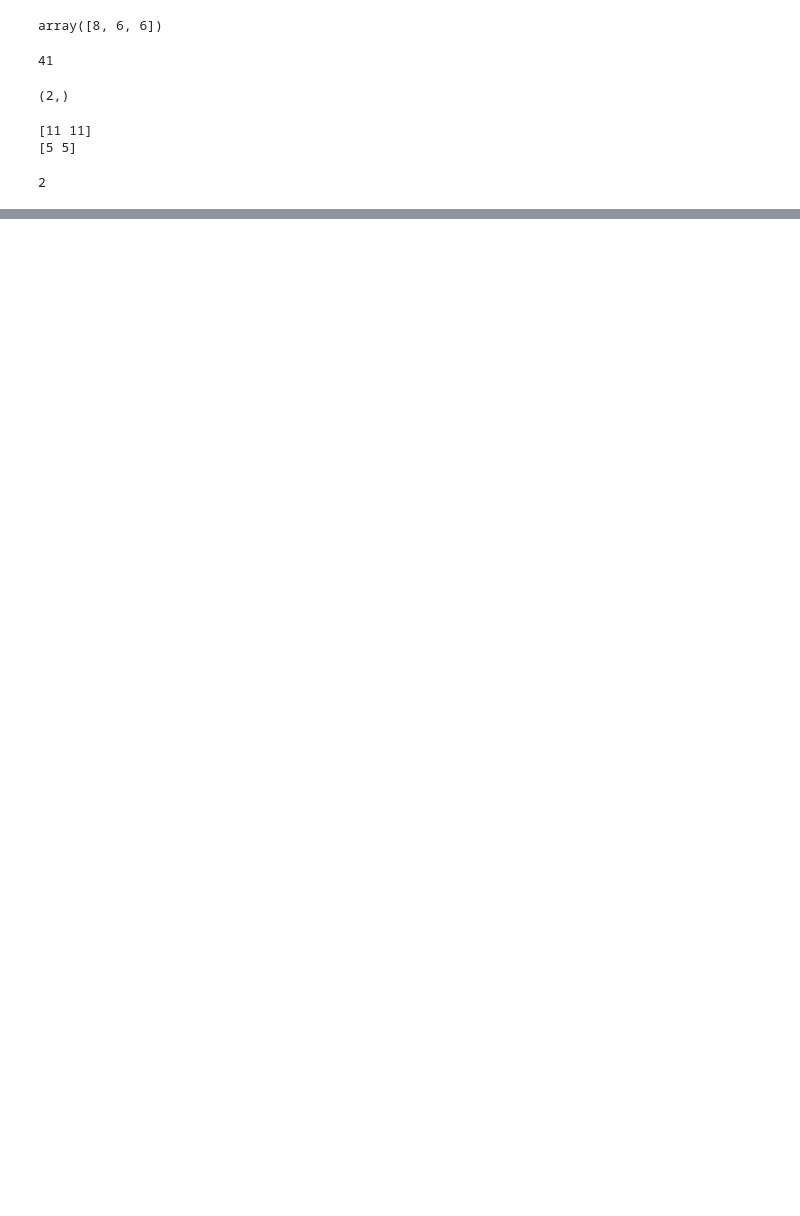
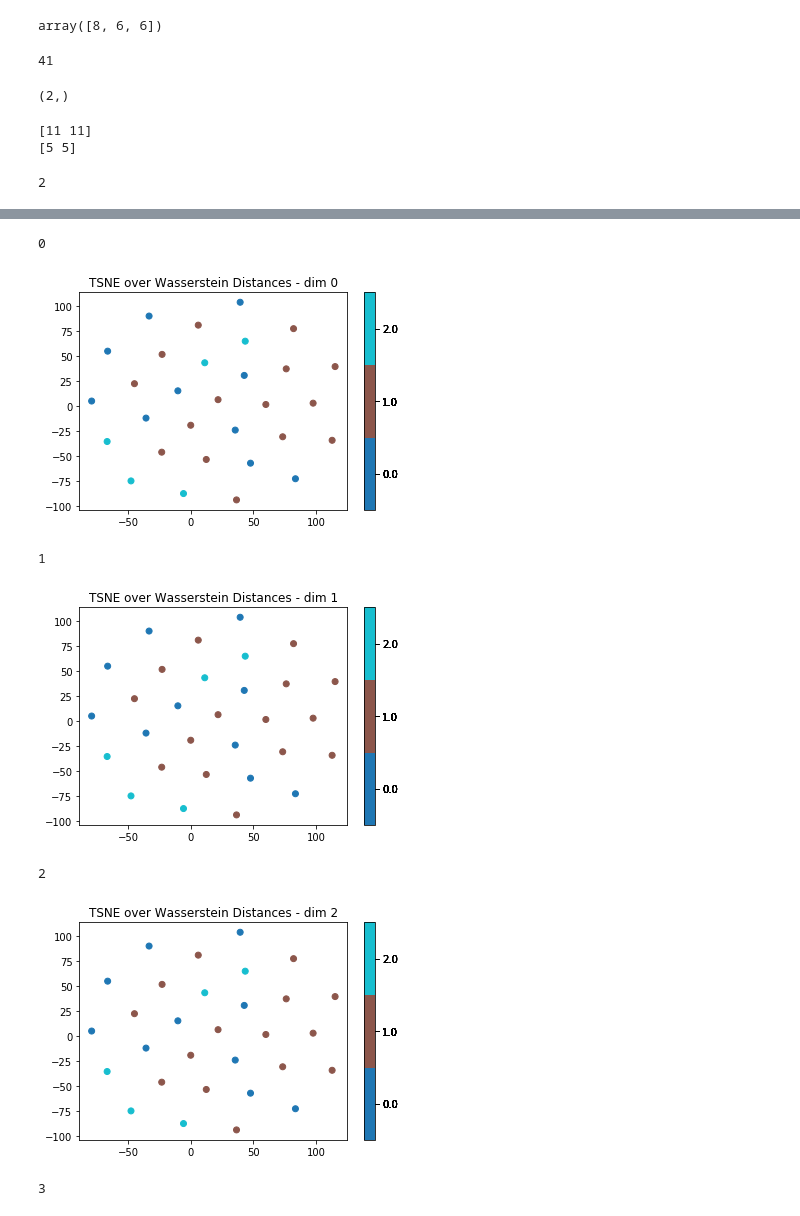
Before and after one commit to yashgangrade09/Topology-of-Music, a Jupyter notebook: main.ipynb, the cells around one changed output, grey strips where cells are left out. Drawn from its saved outputs; the diff is of its cells as text; code cells hidden in the pictures; blank space fills up the shorter version.

```diff
--- a/main.ipynb
+++ b/main.ipynb
@@ -301,15 +301,0 @@ for j in range(dim+1):
-# %%
-dim = 3
-numFiles = 30
-for j in range(dim+1):
-    print(j)
-    wassertian_distances_TSNE = computeDimReduction('TSNE', wassertian_distances[j], numFiles)
-    plotScatter(bottleneck_distances_TSNE, label, numFiles)
-
-    plt.figure()
-    plt.title("TSNE over Bottleneck Distances - dim " + str(j))
-    plt.scatter(wassertian_distances_TSNE[0:10,0], wassertian_distances_TSNE[0:10,1])
-    plt.scatter(wassertian_distances_TSNE[10:25,0], wassertian_distances_TSNE[10:25,1])
-    plt.scatter(wassertian_distances_TSNE[25:,0], wassertian_distances_TSNE[25:,1])
-    plt.legend('Queen', 'Coldplay', 'RHCP')
-    plt.show()
@@ -324,0 +302,16 @@ for j in range(dim+1):
+# %%
+dim = 3
+numFiles = 30
+for j in range(dim+1):
+    print(j)
+    label = "TSNE over Wasserstein Distances - dim " + str(j)
+    wassertian_distances_TSNE = computeDimReduction('TSNE', wassertian_distances[j], numFiles)
+    plotScatter(bottleneck_distances_TSNE, label, numFiles)
+# %% [output]
+0
+[figure, added]
+1
+[figure, added]
+2
+[figure, added]
+3
```
Also changed, not shown: parts of 6 cells of this notebook, 3 other files.
